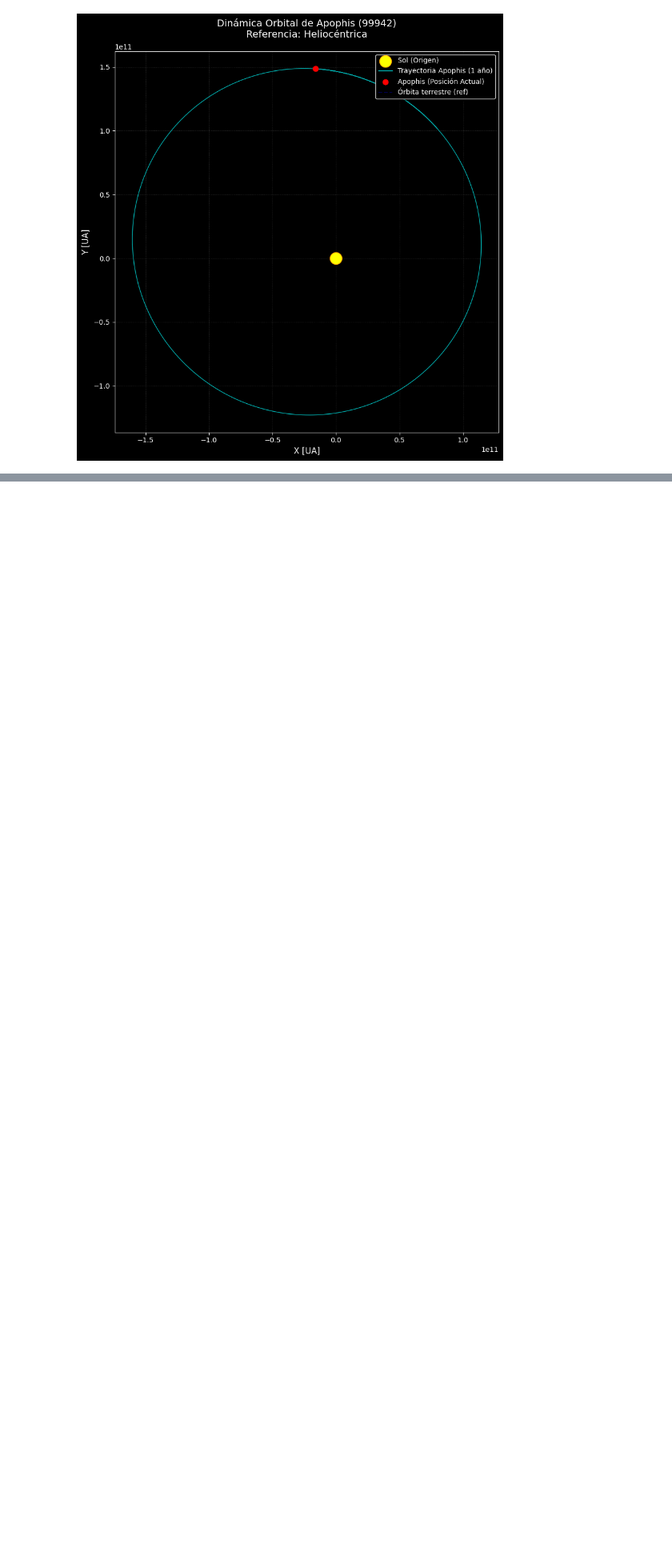
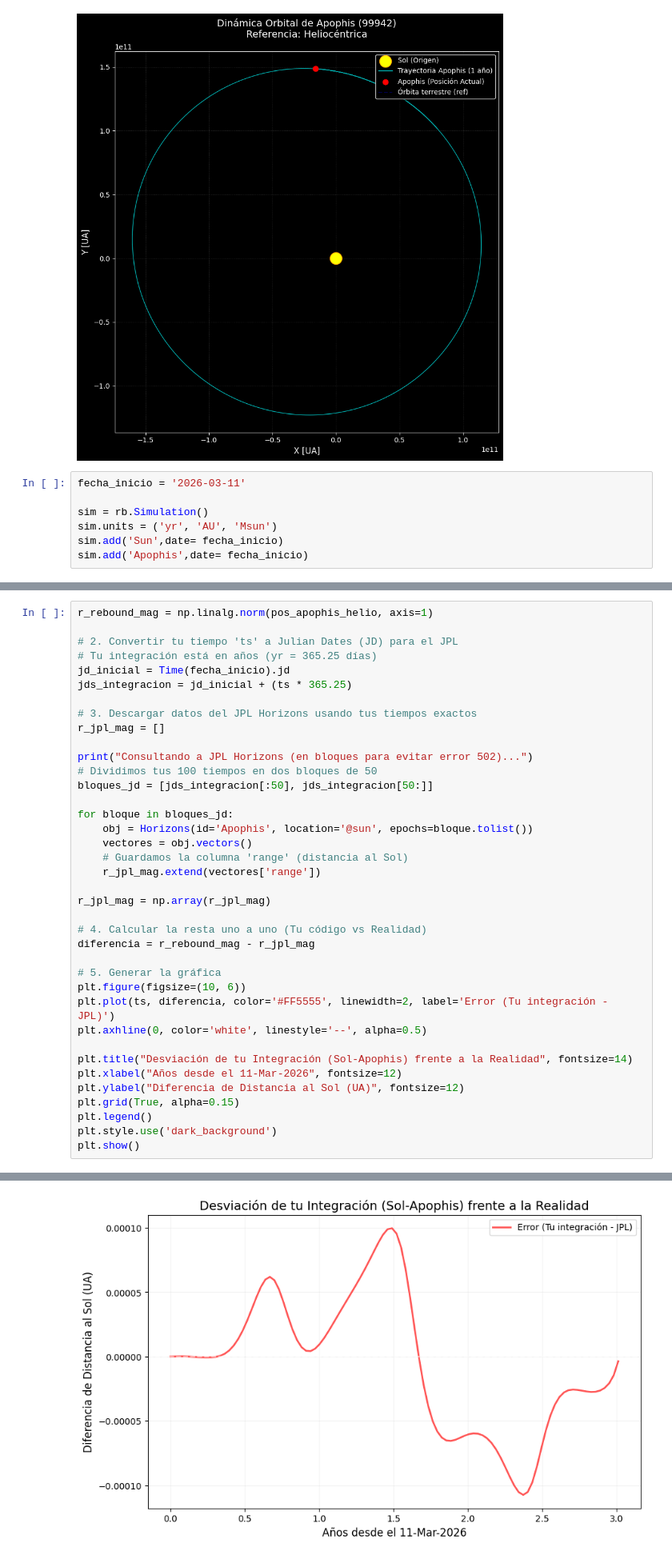
Before and after one commit to IsaacVilladaMontoya/meccel, a Jupyter notebook: Proyecto_meccel.ipynb, the cells around one changed output, grey strips where cells are left out. Shown at 80% size. Saved outputs shown, nothing was run; the diff lists cells and outputs as text; blank space fills up the shorter version.

Commit message:
Add files via upload
Se comienza la comparación entre Rebound y JPL.

```diff
--- a/Proyecto_meccel.ipynb
+++ b/Proyecto_meccel.ipynb
@@ -61,3 +68,10 @@ plt.legend(loc='upper right', frameon=True, shadow=True)
 Consultando trayectoria desde 2025-04-08 hasta 2026-04-08...
 <matplotlib.legend.Legend at 0x...>
 [figure]
+# %%
+fecha_inicio = '2026-03-11'
+
+sim = rb.Simulation()
+sim.units = ('yr', 'AU', 'Msun')
+sim.add('Sun',date= fecha_inicio)
+sim.add('Apophis',date= fecha_inicio)
@@ -63,0 +105,39 @@ Consultando trayectoria desde 2025-04-08 hasta 2026-04-08...
+# %%
+r_rebound_mag = np.linalg.norm(pos_apophis_helio, axis=1)
+
+# 2. Convertir tu tiempo 'ts' a Julian Dates (JD) para el JPL
+# Tu integración está en años (yr = 365.25 días)
+jd_inicial = Time(fecha_inicio).jd
+jds_integracion = jd_inicial + (ts * 365.25)
+
+# 3. Descargar datos del JPL Horizons usando tus tiempos exactos
+r_jpl_mag = []
+
+print("Consultando a JPL Horizons (en bloques para evitar error 502)...")
+# Dividimos tus 100 tiempos en dos bloques de 50
+bloques_jd = [jds_integracion[:50], jds_integracion[50:]]
+
+for bloque in bloques_jd:
+    obj = Horizons(id='Apophis', location='@sun', epochs=bloque.tolist())
+    vectores = obj.vectors()
+    # Guardamos la columna 'range' (distancia al Sol)
+    r_jpl_mag.extend(vectores['range'])
+
+r_jpl_mag = np.array(r_jpl_mag)
+
+# 4. Calcular la resta uno a uno (Tu código vs Realidad)
+diferencia = r_rebound_mag - r_jpl_mag
+
+# 5. Generar la gráfica
+plt.figure(figsize=(10, 6))
+plt.plot(ts, diferencia, color='#FF5555', linewidth=2, label='Error (Tu integración - JPL)')
+plt.axhline(0, color='white', linestyle='--', alpha=0.5)
+
+plt.title("Desviación de tu Integración (Sol-Apophis) frente a la Realidad", fontsize=14)
+plt.xlabel("Años desde el 11-Mar-2026", fontsize=12)
+plt.ylabel("Diferencia de Distancia al Sol (UA)", fontsize=12)
+plt.grid(True, alpha=0.15)
+plt.legend()
+plt.style.use('dark_background')
+plt.show()
+# %% [output]
@@ -63,0 +145 @@ Consultando trayectoria desde 2025-04-08 hasta 2026-04-08...
+[figure, added]
```
Also changed, not shown: parts of 5 cells of this notebook.
